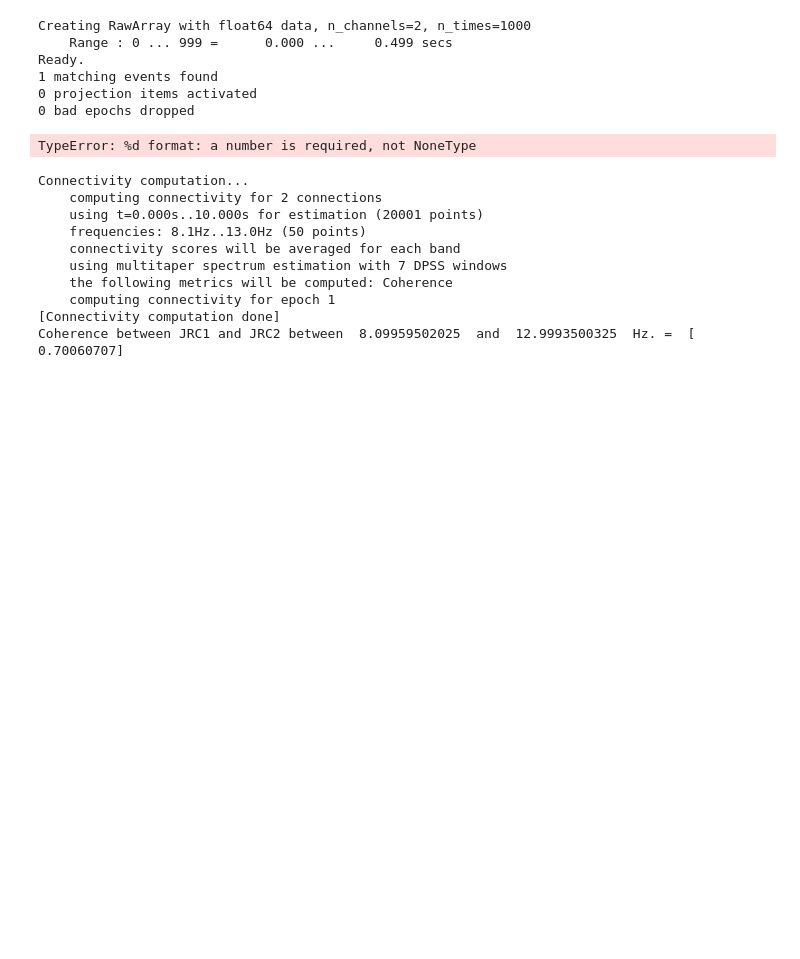
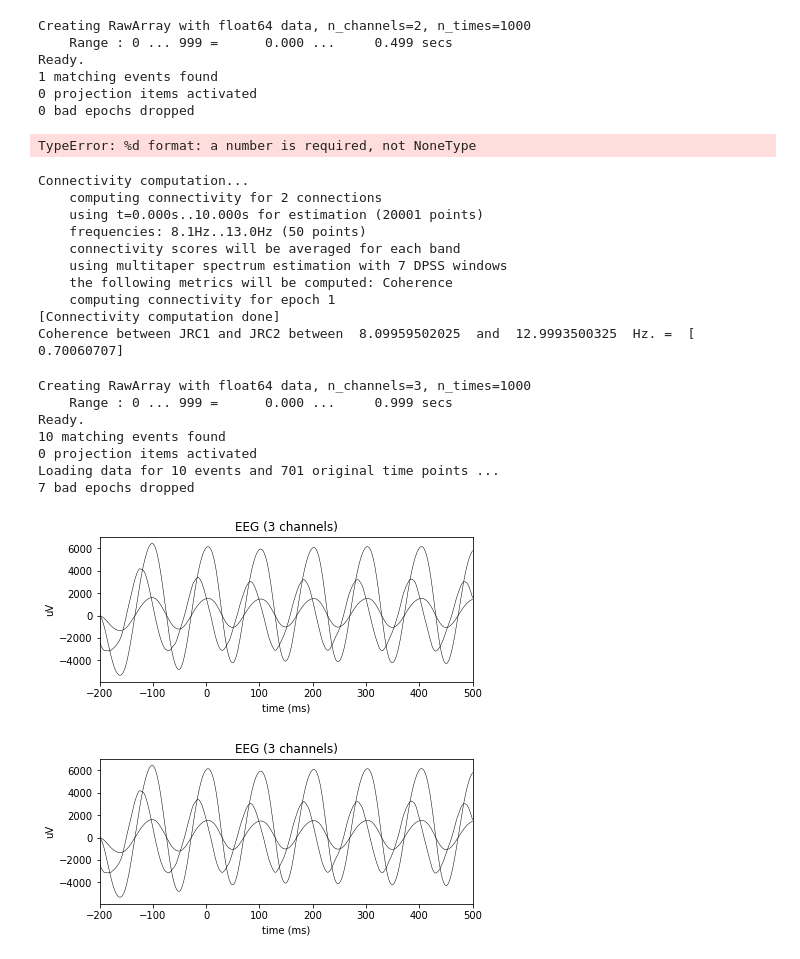
Before and after one commit to pyrates-neuroscience/PyRates, a Jupyter notebook: documentation/MNE_tryout.ipynb, the cells around one changed output. Drawn from its saved outputs; the diff is of its cells as text; code cells hidden in the pictures; blank space fills up the shorter version.

```diff
--- a/documentation/MNE_tryout.ipynb
+++ b/documentation/MNE_tryout.ipynb
@@ -174,0 +173,27 @@ Coherence between JRC1 and JRC2 between  8.09959502025  and  12.9993500325  Hz.
+# %%
+import numpy as np
+from pyrates.circuit import JansenRitCircuit
+from pyrates.utility import mne_from_circuit
+
+step_size = 1e-3
+jrc = JansenRitCircuit(step_size=step_size)
+
+simulation_time = 1.
+steps = int(simulation_time / step_size)
+inp = np.zeros((steps, 3, 2))
+inp[:, 0, 0] = np.random.uniform(120, 320, steps)
+
+jrc.run(inp, simulation_time)
+
+mne_raw = mne_from_circuit(circuit=jrc, epoch_duration=0.1, epoch_averaging=True)
+mne_raw.plot()
+# %% [output]
+Creating RawArray with float64 data, n_channels=3, n_times=1000
+    Range : 0 ... 999 =      0.000 ...     0.999 secs
+Ready.
+10 matching events found
+0 projection items activated
+Loading data for 10 events and 701 original time points ...
+7 bad epochs dropped
+[figure, added]
+[figure, added]
```
Also changed, not shown: parts of 1 cell of this notebook, 5 other files.
